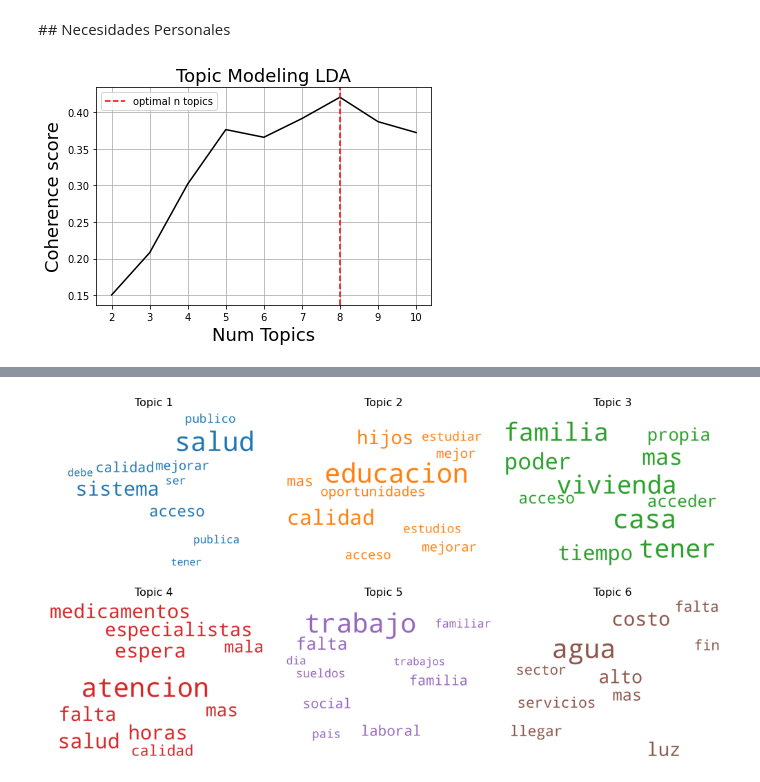
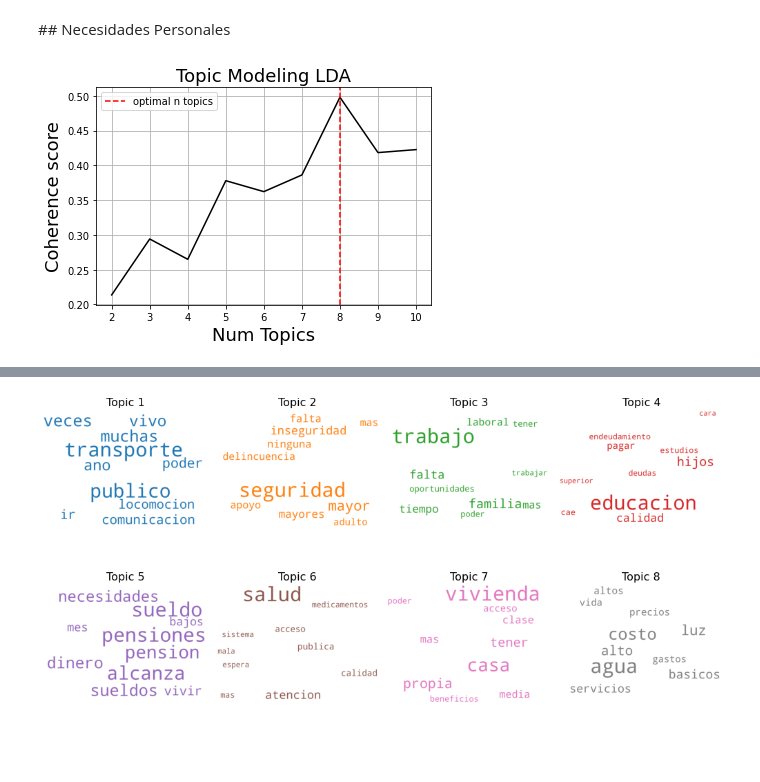
Before and after one commit to ECQQ/nemotion, a Jupyter notebook: Analisis de Topicos - Necesidades.ipynb, the cells around one changed output, grey strips where cells are left out. Saved outputs shown, nothing was run; the diff lists cells and outputs as text; code cells hidden in the pictures; blank space fills up the shorter version.

```diff
--- a/Analisis de Topicos - Necesidades.ipynb
+++ b/Analisis de Topicos - Necesidades.ipynb
@@ -38,0 +42,25 @@ tokens = np.array([literal_eval(token) for token in needs.exp_tokens])
+# %%
+def clean_alt_list(list_):
+    list_ = str(list_)
+    list_ = list_.replace(' ','')
+    list_ = list_.replace('[', '')
+    list_ = list_.replace(']', '')
+    list_ = list_.replace("'", '')
+    list_ = list_.split(',')
+    return list_
+
+def concat_cols(row):
+    skip = ['nan', 'NR', np.nan, 'NaN']
+    name = row['name_tokens']
+    exps = row['exp_tokens']
+
+    if name in skip and exps in skip:
+        new_row = np.nan
+    if name in skip and exps not in skip:
+        new_row = exps
+    if name not in skip and exps in skip:
+        new_row = name
+    if name not in skip and exps not in skip:
+        new_row = name+exps
+
+    return new_row
@@ -102,18 +170,23 @@ lda_model.save('models/{}_lda.model'.format(question))
 question = 'personal' #country or personal
 
 all_needs = pd.read_csv ('data/{}_needs.csv'.format(question), low_memory=False)
-all_needs['exp_tokens'] = all_needs['exp_tokens'].fillna('NR')
-needs = all_needs[all_needs.exp_tokens!='NR'].copy()
+
+all_needs['name_tokens'] = all_needs['name_tokens'].apply(lambda x: clean_alt_list(x))
+all_needs['exp_tokens'] = all_needs['exp_tokens'].apply(lambda x: clean_alt_list(x))
+all_needs['name_exp'] = all_needs.apply(lambda x: concat_cols(x), 1)
+all_needs['name_exp'] = all_needs['name_exp'].apply(lambda x: [xx for xx in x if xx != 'NR'])
+needs = all_needs[~all_needs['name_exp'].isna()].copy()
+tokens = needs.name_exp.values
 # %%
-tokens = np.array([literal_eval(token) for token in needs.exp_tokens])
+%%time
 id2word = corpora.Dictionary(tokens)
 texts = tokens
 corpus = [id2word.doc2bow(text) for text in texts]
 
 model_list, coherence_values = compute_coherence_values(dictionary=id2word, corpus=corpus,
                                                         texts=tokens, start=2, limit=11, step=1)
 
 max_ix = np.argmax(coherence_values)
 plot_hprms(coherence_values)
 # %% [output]
-[figure, old version]
+[figure, new version]
@@ -121,5 +201,5 @@ plot_hprms(coherence_values)
 lda_model =  model_list[max_ix] #gensim.models.LdaMulticore.load('models/{}_lda.model'.format(question))
 plot_words_intopic(lda_model)
 # %% [output]
-[figure, old version]
+[figure, new version]
 # %%
```
Also changed, not shown: parts of 29 cells of this notebook, 15 other files.
